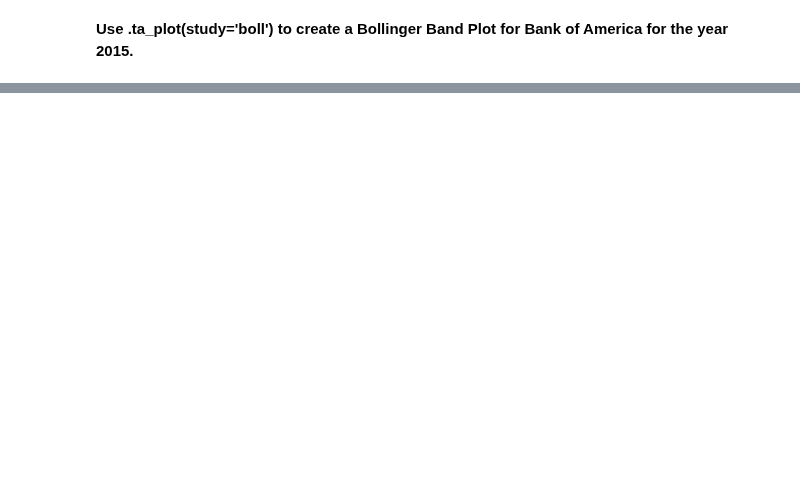
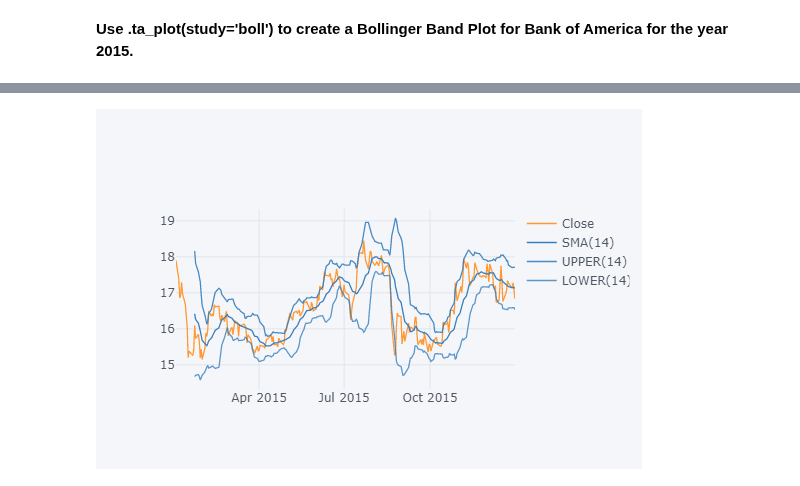
Before and after one commit to xkrystiandutka/DataScience, a Jupyter notebook: DataCapstone/FinanceProject.ipynb, the cells around one changed output, grey strips where cells are left out. Cells and saved outputs as stored; diff of their text form; code cells hidden in the pictures; blank space fills up the shorter version.

```diff
--- a/DataCapstone/FinanceProject.ipynb
+++ b/DataCapstone/FinanceProject.ipynb
@@ -293,0 +293,4 @@ In this second part of the project we will rely on the cufflinks library to crea
+# %%
+BAC['Close'].loc['2015-01-01':'2016-01-01'].ta_plot(study='boll')
+# %% [output]
+[figure, added]
```
Also changed, not shown: parts of 7 cells of this notebook.
